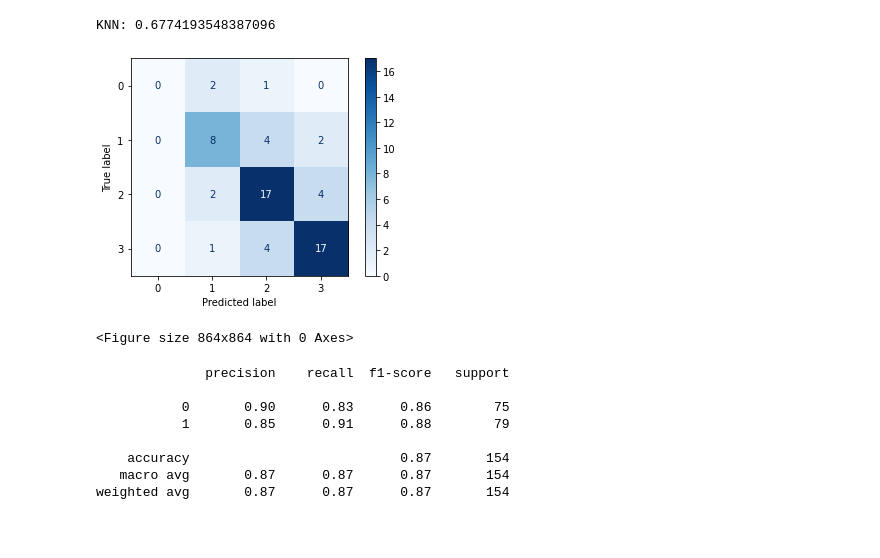
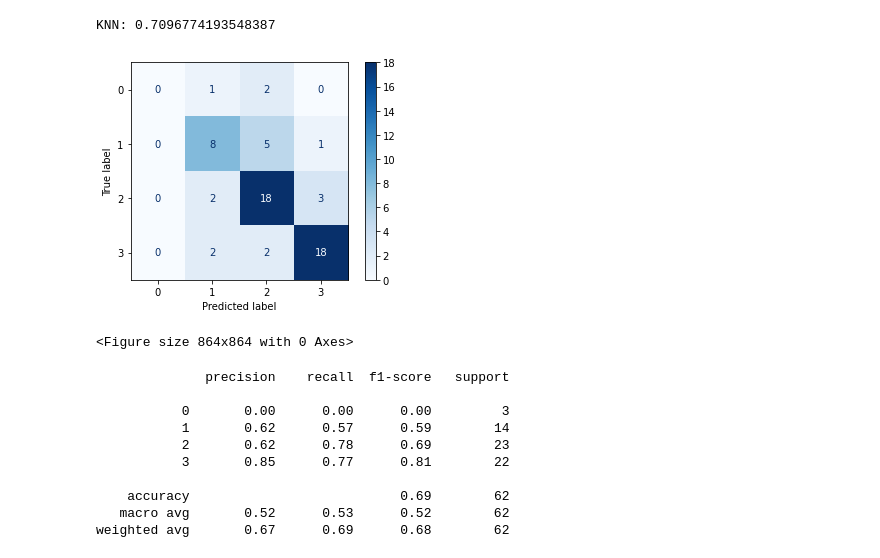
Before and after one commit to ddotu2612/BTL_MachineLearning, a Jupyter notebook: KNN_TuCode.ipynb, the cells around one changed output. Saved outputs shown, nothing was run; the diff lists cells and outputs as text; code cells hidden in the pictures; blank space fills up the shorter version.

```diff
--- a/KNN_TuCode.ipynb
+++ b/KNN_TuCode.ipynb
@@ -163,17 +164,17 @@ Maximum KNN Score is 67.74%
 # %%
 # Test với bộ tham số tốt nhất
-knn = KNeighborsClassifier(n_neighbors=12)
+knn = KNeighborsClassifier(n_neighbors=14)
 knn.fit(X_train, y_train)
 
 print(f'KNN: {accuracy_score(y_test, knn.predict(X_test))}')
 # Hiển thị confusion matrix
 
 plot_confusion_matrix(knn, X_test, y_test, cmap=plt.cm.Blues)
 plt.figure(figsize = (12, 12))
 plt.show()
 # %% [output]
-KNN: 0.6774193548387096
+KNN: 0.7096774193548387
-[figure, old version]
+[figure, new version]
 <Figure size 864x864 with 0 Axes>
 # %%
 # Generating classification report
@@ -183,12 +184,14 @@ print(classification_report(y_test, y_pred))
 # %% [output]
               precision    recall  f1-score   support
 
-           0       0.90      0.83      0.86        75
-           1       0.85      0.91      0.88        79
+           0       0.00      0.00      0.00         3
+           1       0.62      0.57      0.59        14
+           2       0.62      0.78      0.69        23
+           3       0.85      0.77      0.81        22
 
-    accuracy                           0.87       154
-   macro avg       0.87      0.87      0.87       154
-weighted avg       0.87      0.87      0.87       154
+    accuracy                           0.69        62
+   macro avg       0.52      0.53      0.52        62
+weighted avg       0.67      0.69      0.68        62
 # %%
 # from sklearn.metrics import precision_score, recall_score
 # recall_s = recall_score(y_test, knn.predict(X_test), average=None)
```
Also changed, not shown: parts of 8 cells of this notebook, 3 other files.
